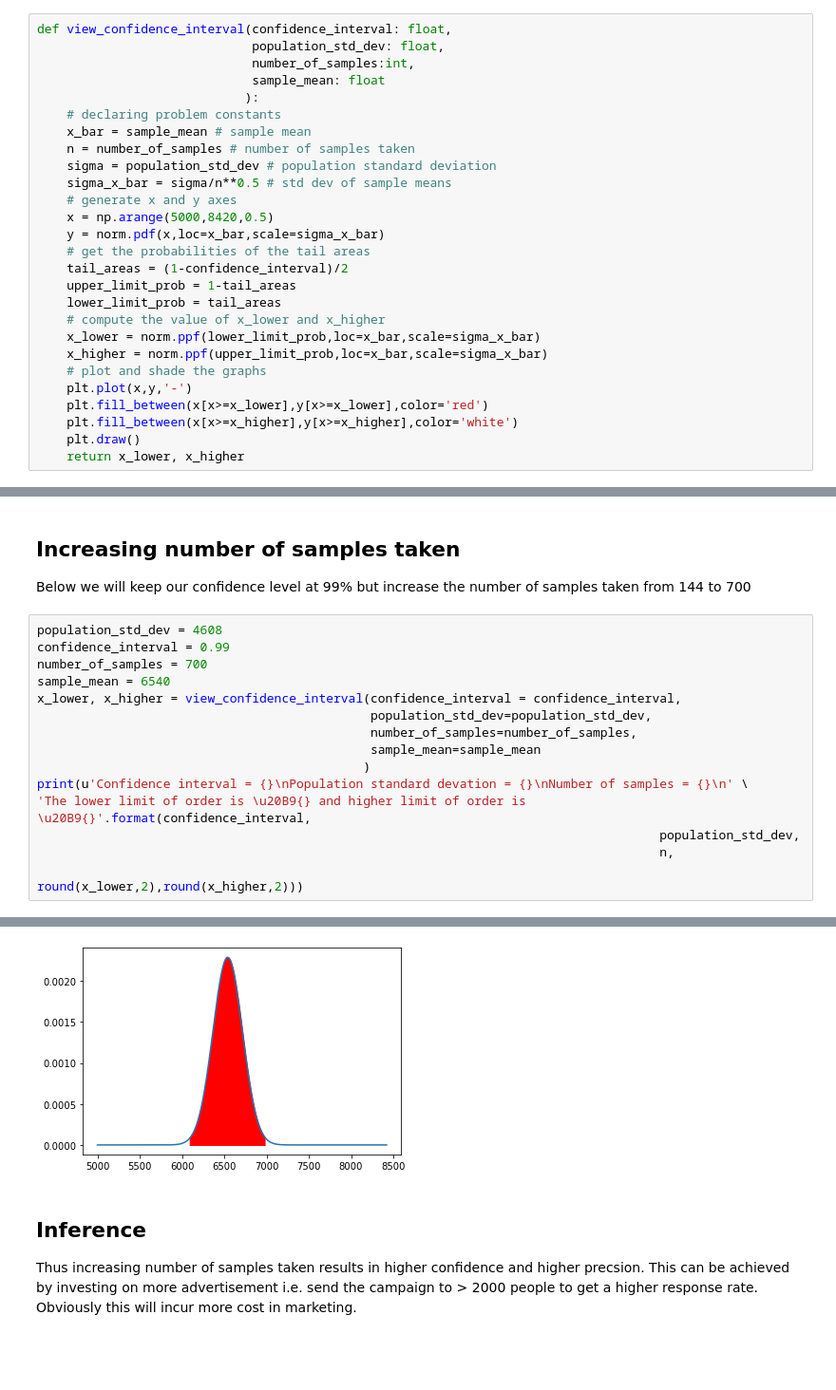
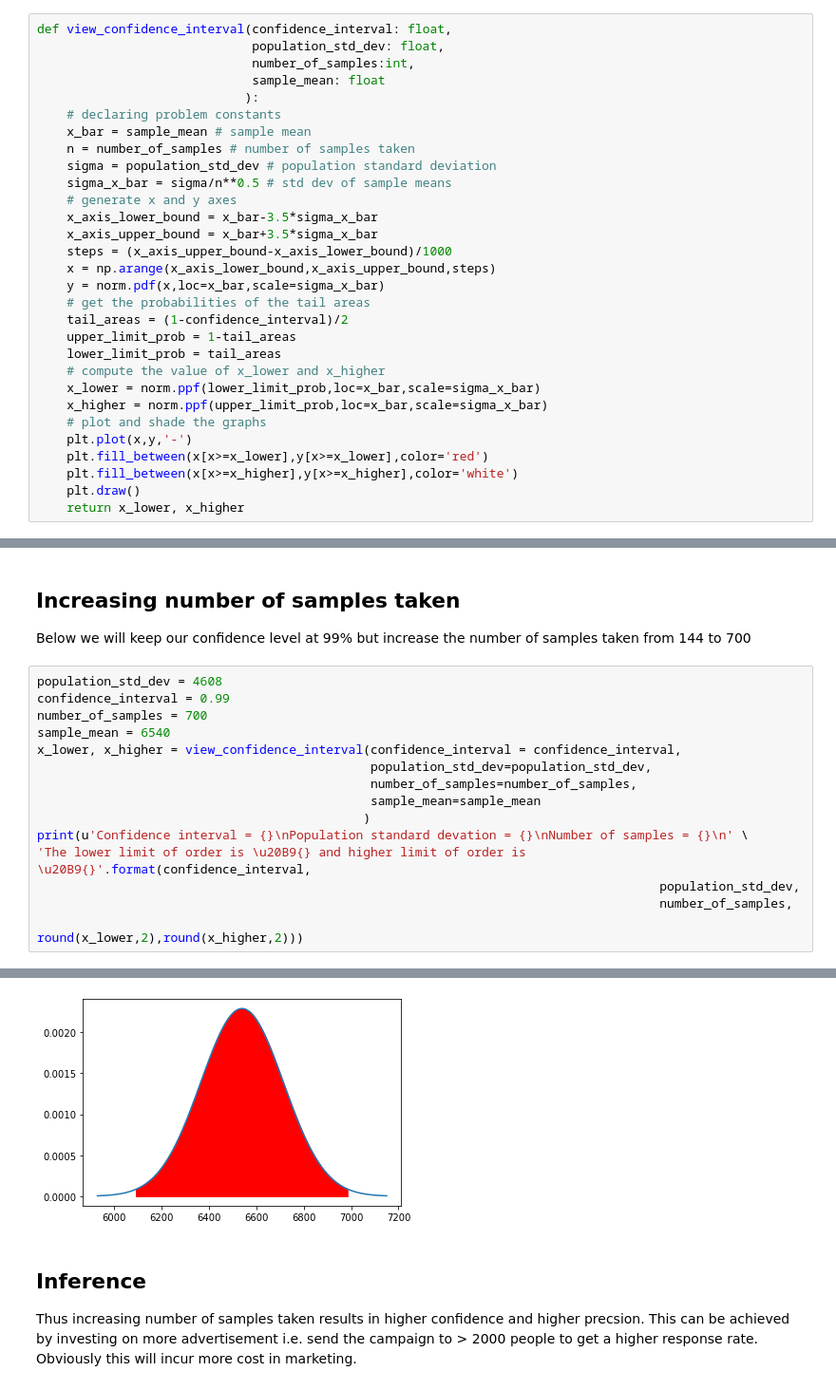
Before and after one commit to sandipto-sanyal/ampba, a Jupyter notebook: statistical analysis/codes and excel files/Campaign at SariSagar.ipynb, the cells around one changed output, grey strips where cells are left out. Shown: that part at 95% size. Cells and saved outputs as stored; diff of their text form; blank space fills up the shorter version.

```diff
--- a/statistical analysis/codes and excel files/Campaign at SariSagar.ipynb
+++ b/statistical analysis/codes and excel files/Campaign at SariSagar.ipynb
@@ -39,7 +39,10 @@ def view_confidence_interval(confidence_interval: float,
     sigma = population_std_dev # population standard deviation
     sigma_x_bar = sigma/n**0.5 # std dev of sample means
     # generate x and y axes
-    x = np.arange(5000,8420,0.5)
+    x_axis_lower_bound = x_bar-3.5*sigma_x_bar
+    x_axis_upper_bound = x_bar+3.5*sigma_x_bar
+    steps = (x_axis_upper_bound-x_axis_lower_bound)/1000
+    x = np.arange(x_axis_lower_bound,x_axis_upper_bound,steps)
     y = norm.pdf(x,loc=x_bar,scale=sigma_x_bar)
     # get the probabilities of the tail areas
     tail_areas = (1-confidence_interval)/2
@@ -160,7 +163,7 @@ x_lower, x_higher = view_confidence_interval(confidence_interval = confidence_in
 print(u'Confidence interval = {}\nPopulation standard devation = {}\nNumber of samples = {}\n' \
 'The lower limit of order is \u20B9{} and higher limit of order is \u20B9{}'.format(confidence_interval,
                                                                                     population_std_dev,
-                                                                                    n,
+                                                                                    number_of_samples,
                                                                                     round(x_lower,2),round(x_higher,2)))
 # %% [output]
 Confidence interval = 0.99
@@ -169,5 +172,5 @@ Number of samples = 144
 The lower limit of order is ₹6091.38 and higher limit of order is ₹6988.62
-[figure, old version]
+[figure, new version]
 # %% [markdown]
 ## Inference
 Thus increasing number of samples taken results in higher confidence and higher precsion. This can be achieved by investing on more advertisement i.e. send the campaign to > 2000 people to get a higher response rate. Obviously this will incur more cost in marketing.
```
Also changed, not shown: parts of 27 cells of this notebook, 5 other files.
